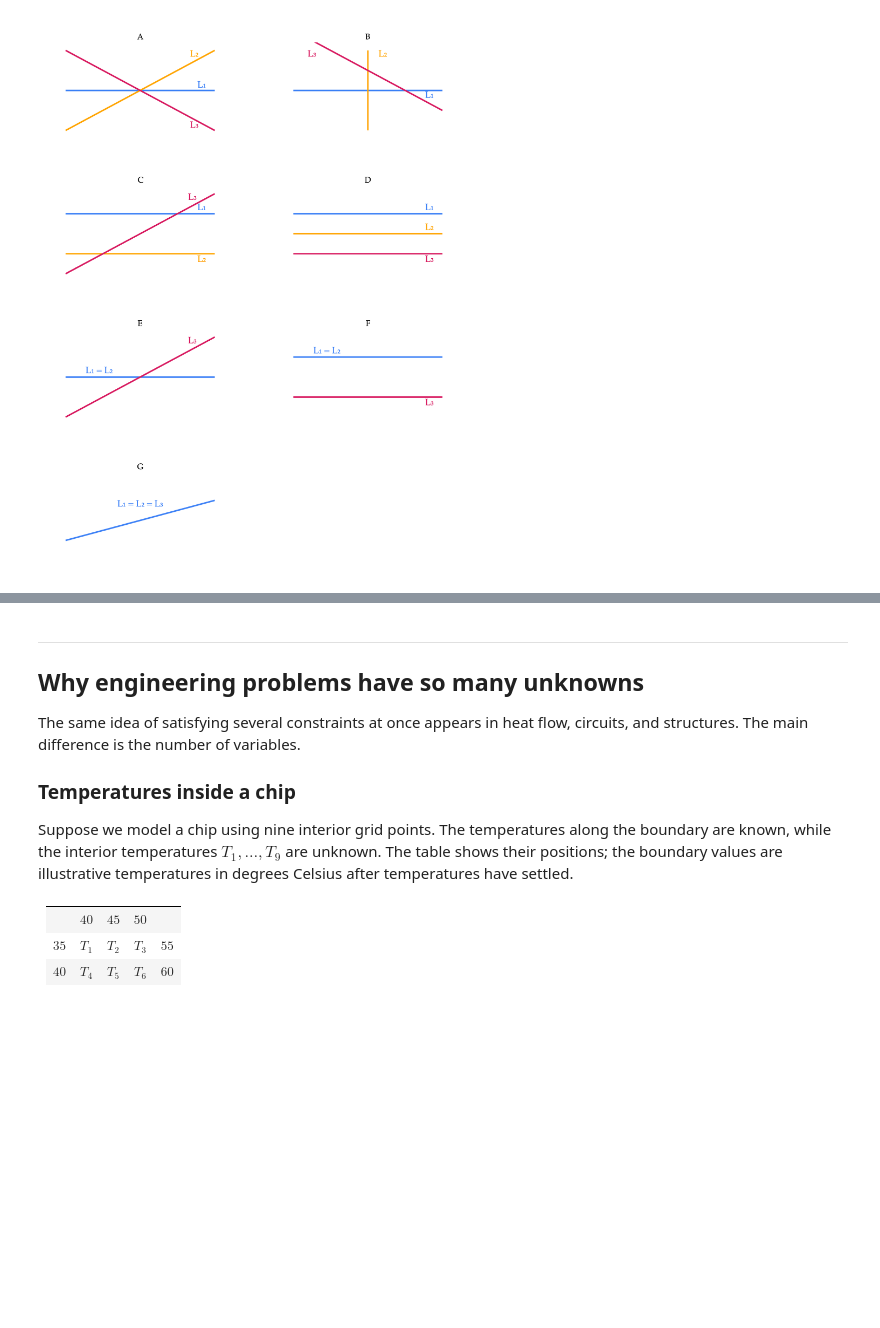
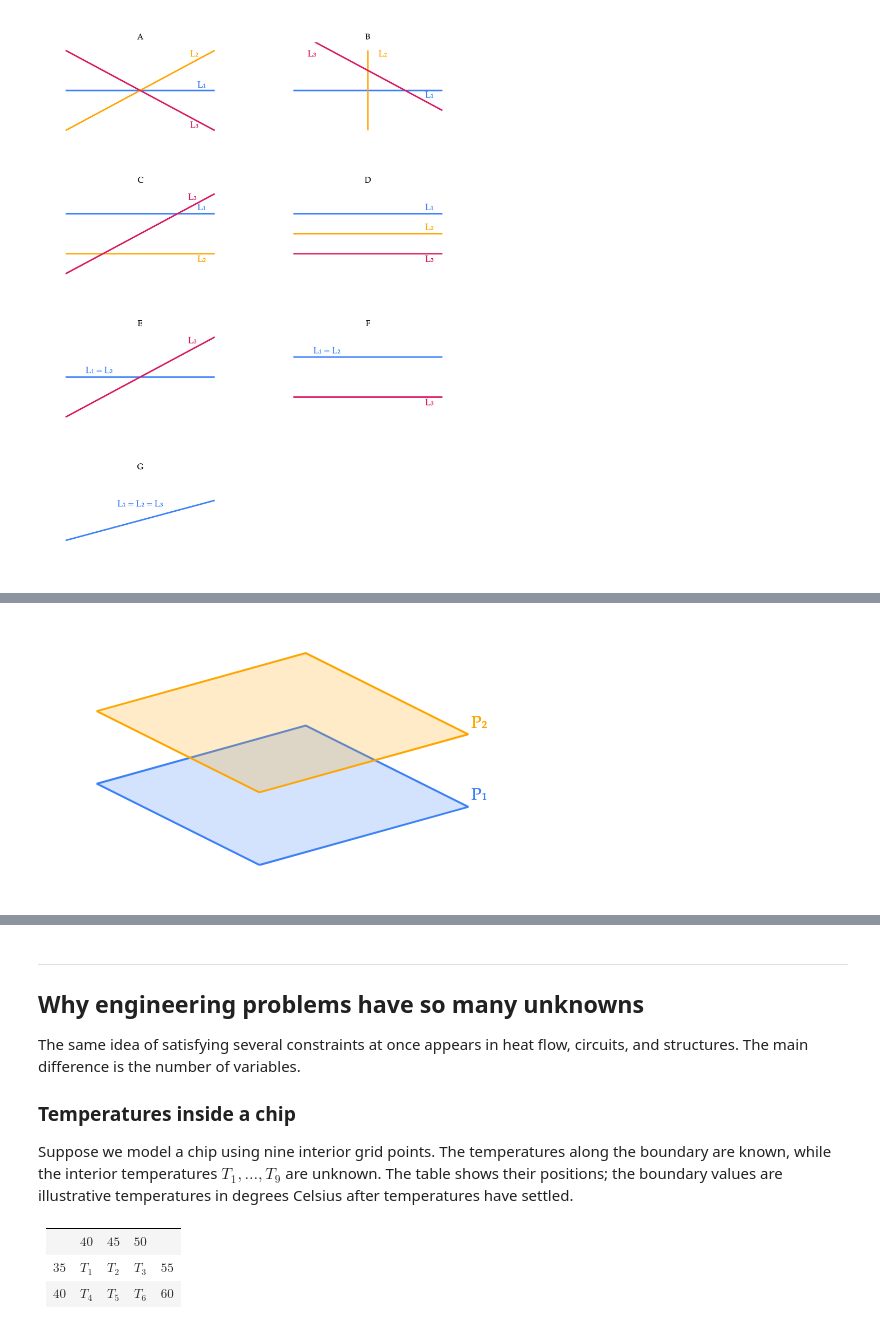
Before and after one commit to math-124/notes, a Jupyter notebook: ch02/02-08.ipynb, the cells around one changed output, grey strips where cells are left out. Cells and saved outputs as stored; diff of their text form; code cells hidden in the pictures; blank space fills up the shorter version.

```diff
--- a/ch02/02-08.ipynb
+++ b/ch02/02-08.ipynb
@@ -374,0 +569,4 @@ Thus the entire line through $\vec p$ and $\vec q$ consists of solutions.
+# %%
+activity_plane_diagram('start-parallel').show()
+# %% [output]
+[figure, added]
```
Also changed, not shown: parts of 13 cells of this notebook.
